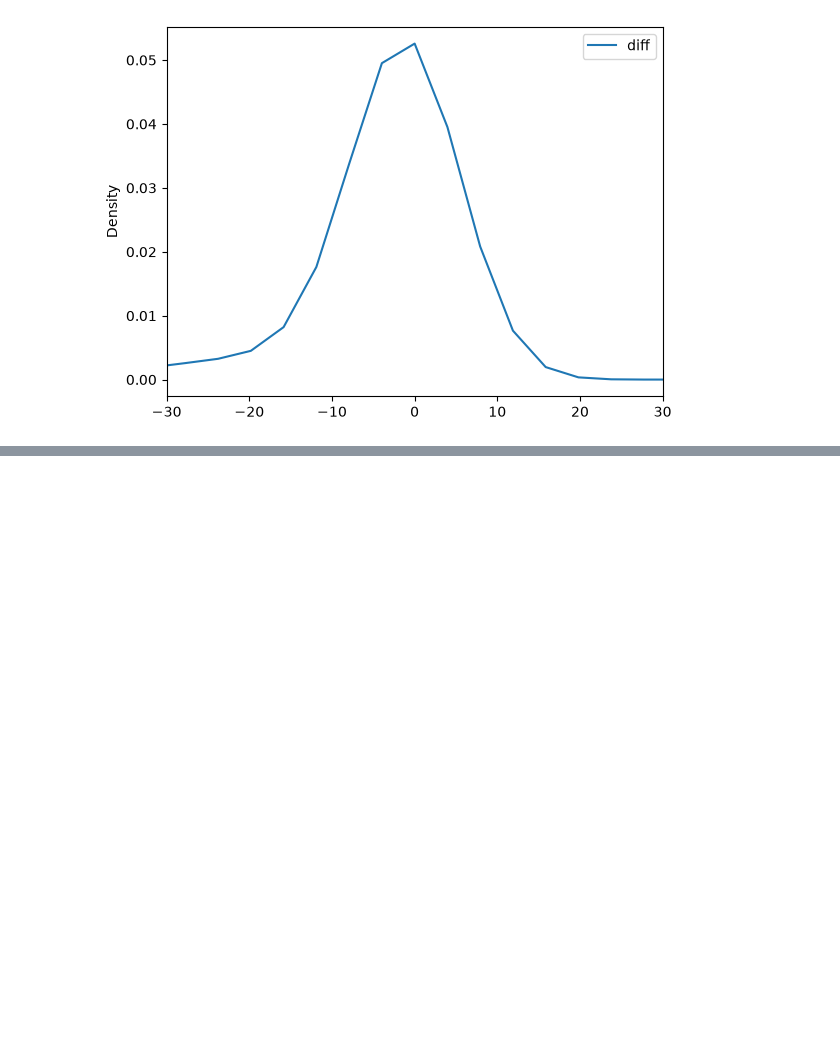
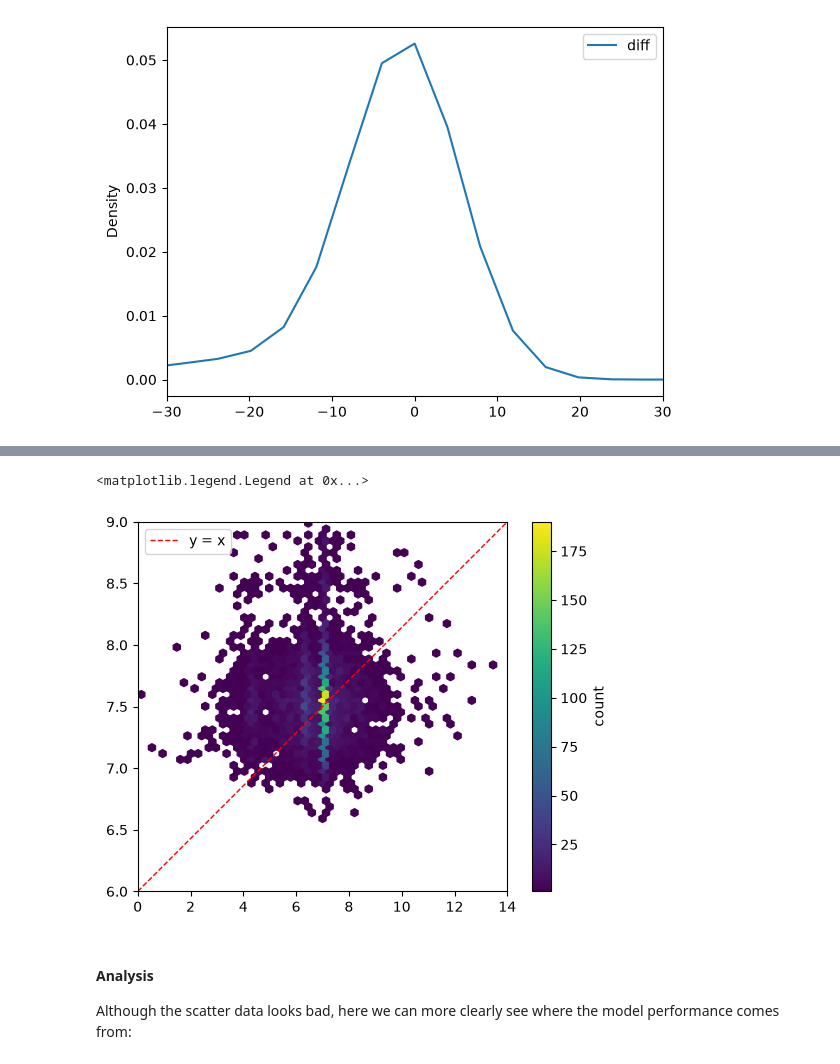
Before and after one commit to felimomo/fremtpl2-insurance-claims-prediction, a Jupyter notebook: analysis.ipynb, the cells around one changed output, grey strips where cells are left out. Cells and saved outputs as stored; diff of their text form; code cells hidden in the pictures; blank space fills up the shorter version.

```diff
--- a/analysis.ipynb
+++ b/analysis.ipynb
@@ -863,0 +967,32 @@ pd.DataFrame({
+# %%
+prediciton_df = pd.DataFrame({
+    'y_true': np.log(y_true),
+    'y_pred': np.log(y_pred),
+})
+
+# import matplotlib.pyplot as plt
+# plt.hexbin(prediciton_df.y_true, prediciton_df.y_pred, gridsize=50, cmap='viridis', mincnt=1)
+# plt.colorbar(label='count')
+
+import matplotlib.pyplot as plt
+import numpy as np
+
+fig, ax = plt.subplots()
+hb = ax.hexbin(prediciton_df.y_true, prediciton_df.y_pred, gridsize=50, cmap='viridis', mincnt=1)
+fig.colorbar(hb, ax=ax, label='count')
+
+xlim = [0,14]
+ylim = [6,9]
+
+ax.plot(xlim, ylim, 'r--', lw=1, label='y = x')
+ax.set_xlim(xlim); ax.set_ylim(ylim)
+# ax.set_aspect('equal')
+ax.set_box_aspect(1)
+ax.legend()
+# %% [output]
+<matplotlib.legend.Legend at 0x...>
+[figure, added]
+# %% [markdown]
+#### Analysis
+
+Although the scatter data looks bad, here we can more clearly see where the model performance comes from:
```
Also changed, not shown: parts of 7 cells of this notebook.
